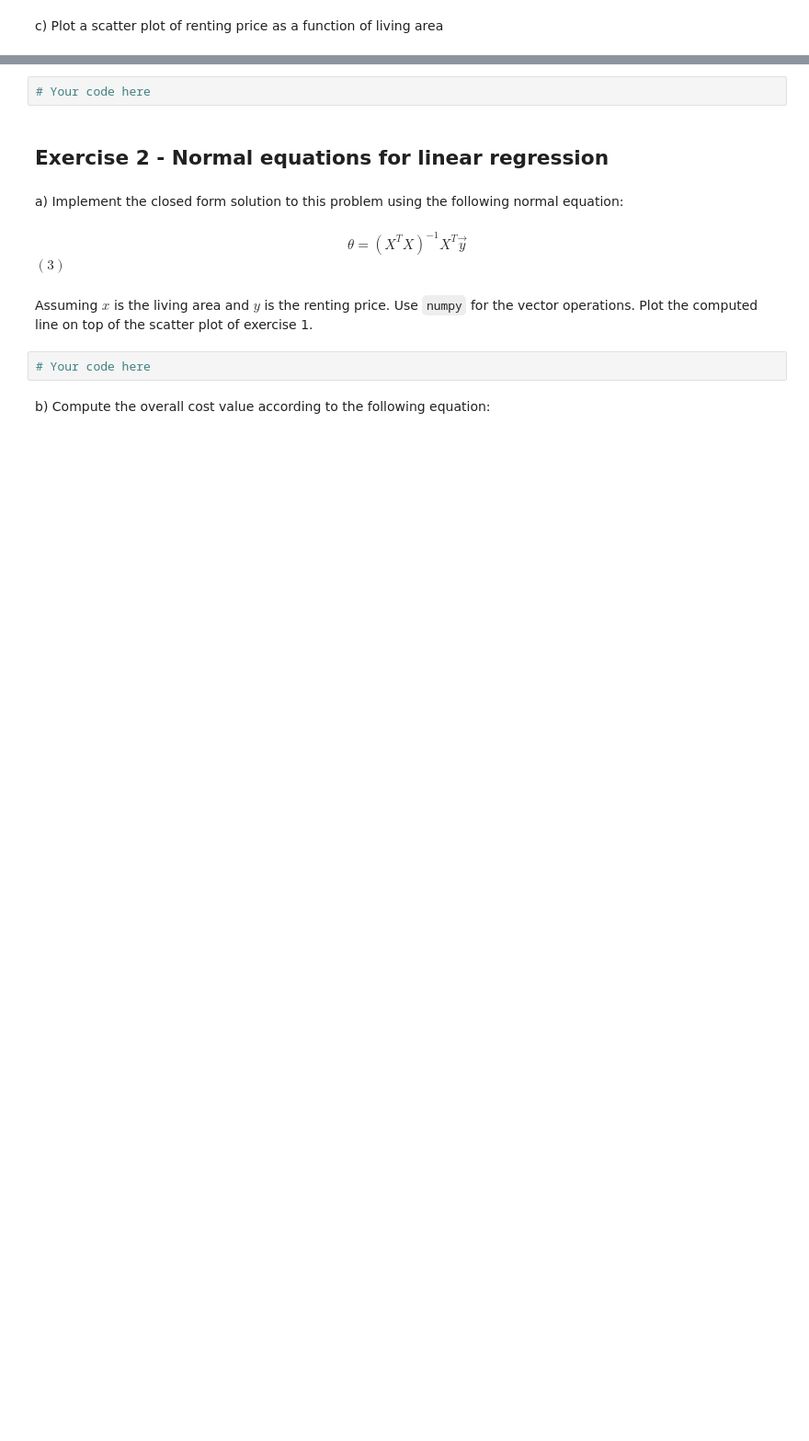
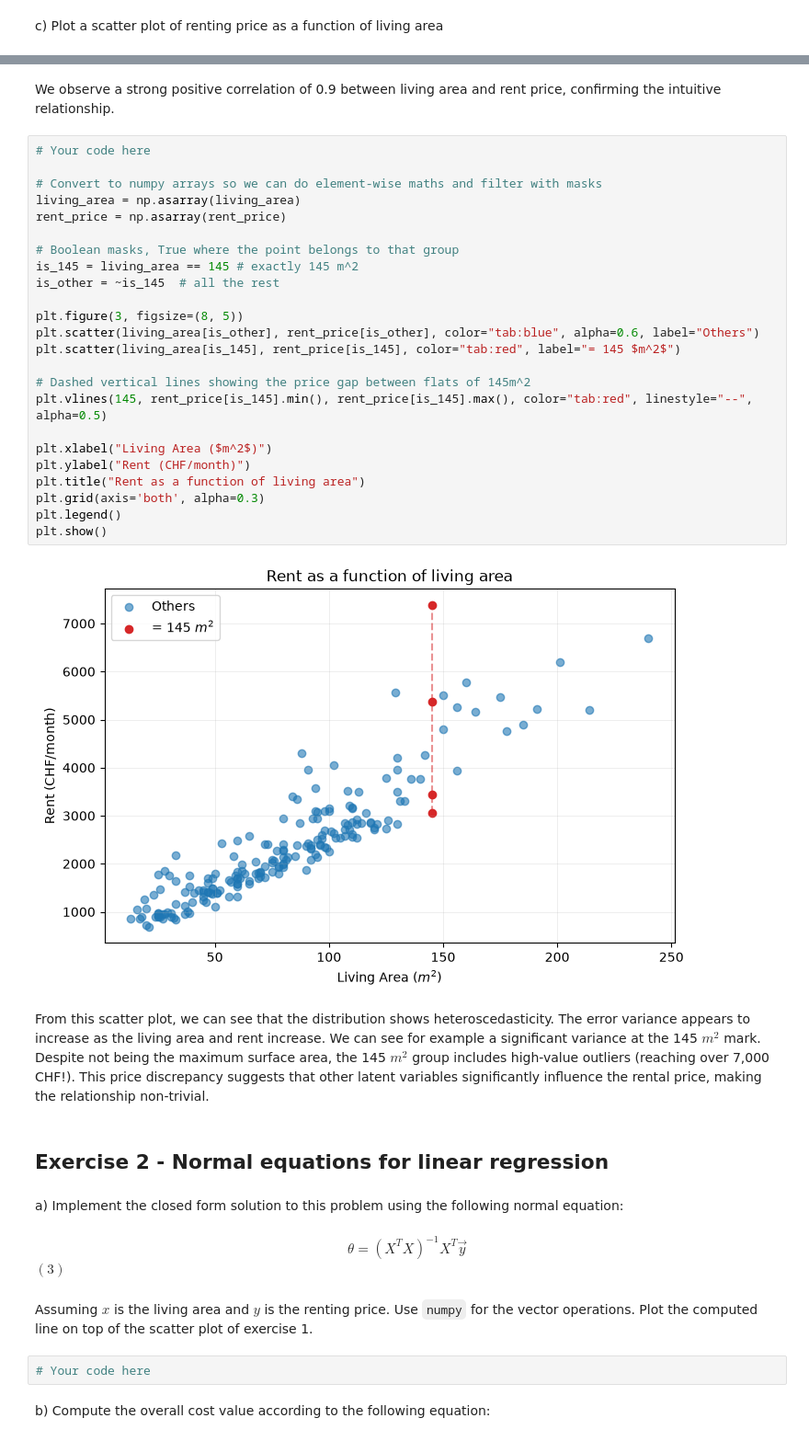
Before and after one commit to NoeBerdoz/FTP_MachLe, a Jupyter notebook: PW5/pw_resources/pw5-linear-regression-stud.ipynb, the cells around one changed output, grey strips where cells are left out. Shown at 92% size. Cells and saved outputs as stored; diff of their text form; blank space fills up the shorter version.

```diff
--- a/PW5/pw_resources/pw5-linear-regression-stud.ipynb
+++ b/PW5/pw_resources/pw5-linear-regression-stud.ipynb
@@ -44,5 +131,33 @@ c) Plot a scatter plot of renting price as a function of living area
+# %% [markdown]
+We observe a strong positive correlation of 0.9 between living area and rent price, confirming the intuitive relationship.
 # %%
 # Your code here
+
+# Convert to numpy arrays so we can do element-wise maths and filter with masks
+living_area = np.asarray(living_area)
+rent_price = np.asarray(rent_price)
+
+# Boolean masks, True where the point belongs to that group
+is_145 = living_area == 145 # exactly 145 m^2
+is_other = ~is_145  # all the rest
+
+plt.figure(3, figsize=(8, 5))
+plt.scatter(living_area[is_other], rent_price[is_other], color="tab:blue", alpha=0.6, label="Others")
+plt.scatter(living_area[is_145], rent_price[is_145], color="tab:red", label="= 145 $m^2$")
+
+# Dashed vertical lines showing the price gap between flats of 145m^2
+plt.vlines(145, rent_price[is_145].min(), rent_price[is_145].max(), color="tab:red", linestyle="--", alpha=0.5)
+
+plt.xlabel("Living Area ($m^2$)")
+plt.ylabel("Rent (CHF/month)")
+plt.title("Rent as a function of living area")
+plt.grid(axis='both', alpha=0.3)
+plt.legend()
+plt.show()
+# %% [output]
+[figure, added]
+# %% [markdown]
+From this scatter plot, we can see that the distribution shows heteroscedasticity. The error variance appears to increase as the living area and rent increase. We can see for example a significant variance at the 145 $m^2$ mark. Despite not being the maximum surface area, the 145 $m^2$ group includes high-value outliers (reaching over 7,000 CHF!). This price discrepancy suggests that other latent variables significantly influence the rental price, making the relationship non-trivial.
 # %% [markdown]
 ## Exercise 2 - Normal equations for linear regression
 # %% [markdown]
```
Also changed, not shown: parts of 9 cells of this notebook.
